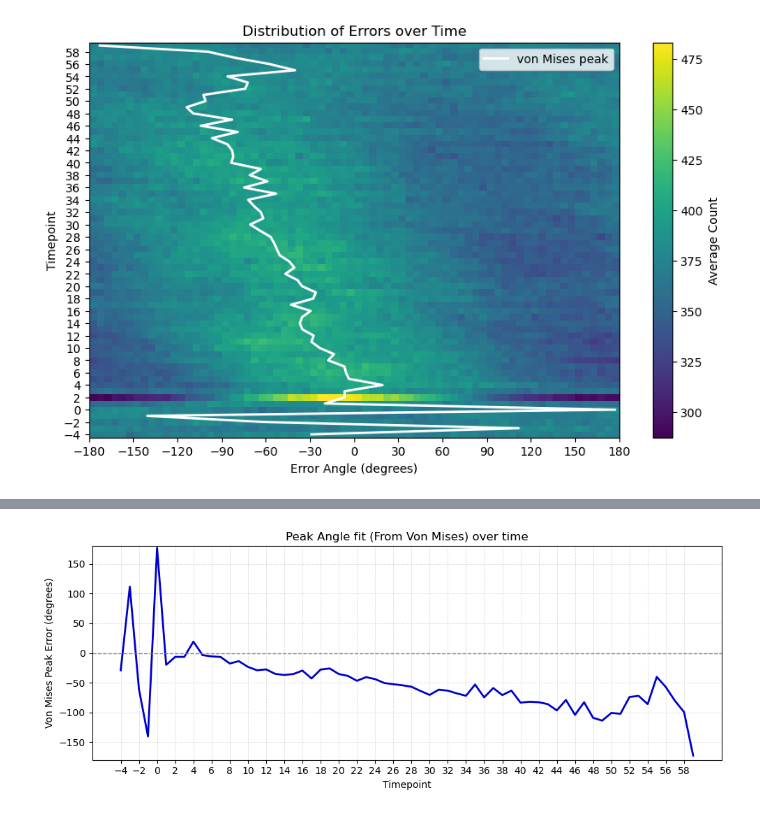
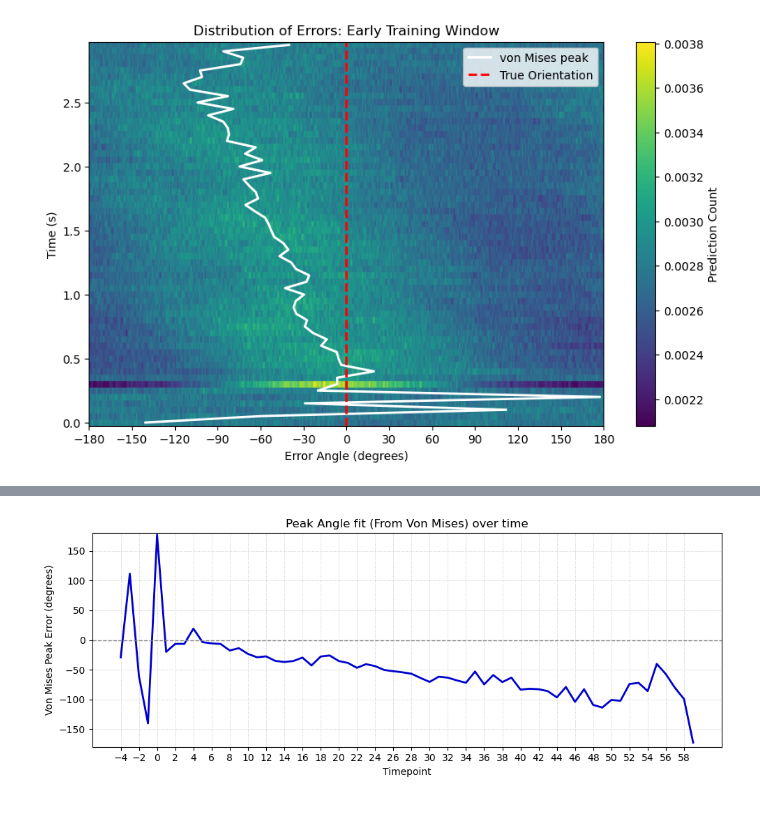
Before and after one commit to sebmonte/Orientation-Imagery, a Jupyter notebook: AnalysisScripts/Step4-Regression/Step4BRegressionAnalysis.ipynb, the cells around one changed output, grey strips where cells are left out. Cells and saved outputs as stored; diff of their text form; code cells hidden in the pictures.

```diff
--- a/AnalysisScripts/Step4-Regression/Step4BRegressionAnalysis.ipynb
+++ b/AnalysisScripts/Step4-Regression/Step4BRegressionAnalysis.ipynb
@@ -111,7 +66,7 @@ import numpy as np
 import matplotlib.pyplot as plt
 
 # Step 1: Get all timepoints for miniepochs
-all_timepoints = subject_data[subjects[0]]['epochs_mini'].metadata['timepoints'].unique()
+all_timepoints = subject_data[subjects[0]]['epochs_mini']  # already the unique timepoints
 all_timepoints = np.sort(all_timepoints)
 num_timepoints = len(all_timepoints)
 
@@ -122,42 +77,68 @@ peak_angles = np.zeros(num_timepoints)  # Second array to store peak angle at ev
 # Step 3: Loop through timepoints and collect errors/peak angle at that timepoint
 for idx, tp in enumerate(all_timepoints):
     all_angles = []
 
     for subj in subject_data.keys():
         s_errors = subject_data[subj]["errors"]
-        trialmat = subject_data[subj]["epochs_mini"].metadata
-
-        time_idx = trialmat[trialmat.timepoints == tp].index.to_numpy()
+        tp_series = subject_data[subj]["epochs_mini"]
+        time_idx = np.where(tp_series == tp)[0]
         toplot = s_errors[time_idx, :].flatten()
         all_angles.extend(toplot)
 
     all_angles = np.deg2rad(all_angles)  # convert to radians for von Mises
 
     # Histogram for the heatmap
+    total_trials = len(all_angles)
     counts, _ = np.histogram(np.rad2deg(all_angles), bins=angle_error)
+    num_subjects = len(subject_data)
     hist_matrix[idx, :] = counts / num_subjects
+    hist_matrix[idx, :] = counts / total_trials
 
     # Fit von Mises to get mean direction (peak angle)
     try:
         kappa, loc, scale = vonmises.fit(all_angles, fscale=1)
         peak_angles[idx] = np.rad2deg(loc)  # convert back to degrees
     except Exception as e:
         print(f"Fit failed at timepoint {tp}: {e}")
         peak_angles[idx] = np.nan
 
 # Step 4: Plot
 plt.figure(figsize=(10, 6))
-plt.imshow(hist_matrix, aspect="auto", cmap="viridis",
-           extent=[-180, 180, all_timepoints[0] - 0.5, all_timepoints[-1] + 0.5],
-           origin="lower")
-plt.plot(peak_angles, all_timepoints, color='white', linewidth=2, label="von Mises peak")
-plt.colorbar(label="Average Count")
+
+# Each timepoint in seconds
+seconds_per_tp = 3 / 60  # 0.05 s per timepoint
+timepoints_s = (all_timepoints - all_timepoints.min()) * seconds_per_tp
+
+plt.imshow(
+    hist_matrix,
+    aspect="auto",
+    cmap="viridis",
+    extent=[-180, 180,
+            timepoints_s[0] - seconds_per_tp/2,
+            timepoints_s[-1] + seconds_per_tp/2],
+    origin="lower"
+)
+
+plt.plot(peak_angles, timepoints_s,
+         color='white',
+         linewidth=2,
+         label="von Mises peak")
+
+plt.axvline(0,
+            color='red',
+            linestyle='--',
+            linewidth=2,
+            label='True Orientation')
+
+plt.colorbar(label="Prediction Count")
 plt.xlabel("Error Angle (degrees)")
-plt.ylabel("Timepoint")
-plt.title("Distribution of Errors over Time")
+plt.ylabel("Time (s)")
+plt.title("Distribution of Errors: Early Training Window")
+
 plt.xticks(np.arange(-180, 181, 30))
-plt.yticks(all_timepoints[::2])
+plt.yticks(np.round(np.arange(0, 3.00, 0.5), 2))  # ticks every 0.5 s
+
 plt.legend()
 plt.show()
 # %% [output]
-[figure, old version]
+[figure, new version]
```
Also changed, not shown: parts of 4 cells of this notebook, 9 other files.
